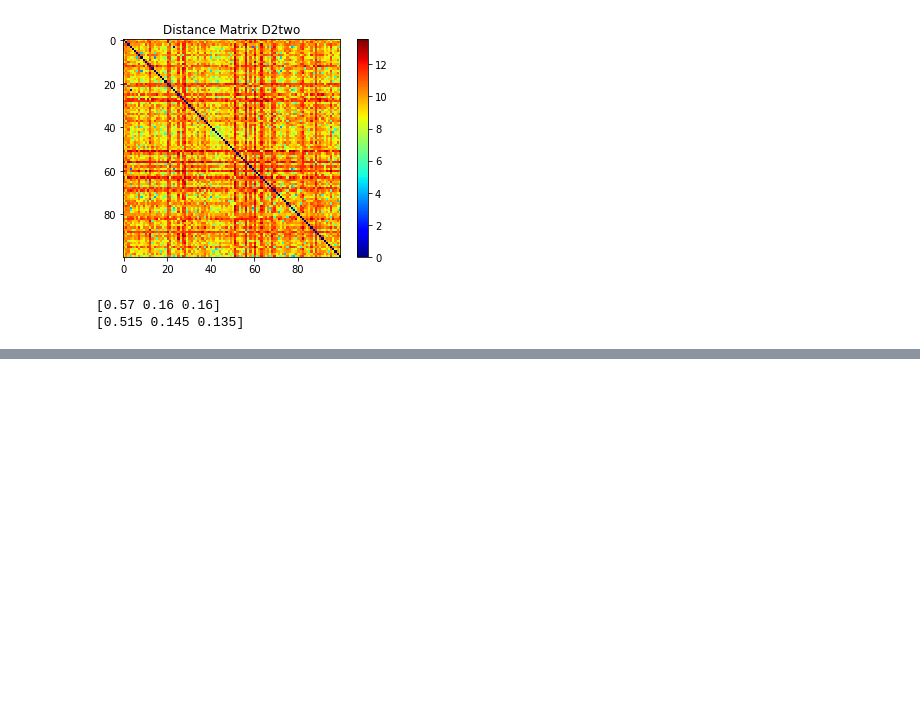
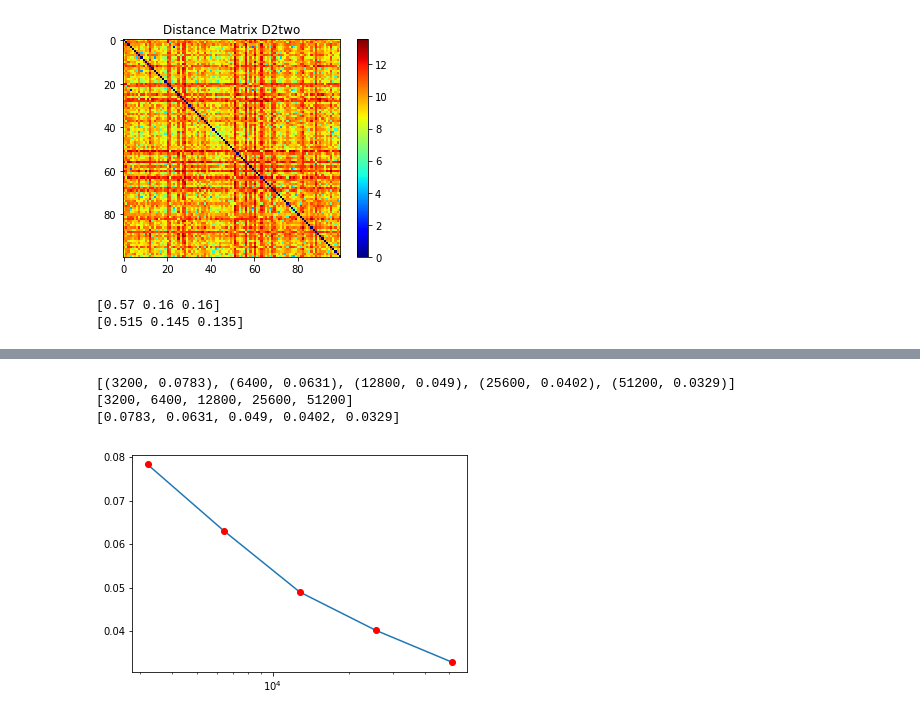
Before and after one commit to fgoliveira87/P1.4_seed, a Jupyter notebook: final_project/raw_solution.ipynb, the cells around one changed output, grey strips where cells are left out. Saved outputs shown, nothing was run; the diff lists cells and outputs as text; code cells hidden in the pictures; blank space fills up the shorter version.

```diff
--- a/final_project/raw_solution.ipynb
+++ b/final_project/raw_solution.ipynb
@@ -294,0 +324,20 @@ bt.query(X, k=2)
+# %%
+NNN=[3200, 6400, 12800, 25600, 51200]
+list_eff2=[efficency_of_test(n) for n in NNN]
+# %%
+print(list_eff2)
+x_eff2 = [l[0] for l in list_eff2]
+y_eff2 = [l[1] for l in list_eff2]
+print(x_eff2)
+print(y_eff2)
+
+#import matplotlib.pyplot as plt
+plot.xscale('log')
+plot.plot(x_eff2,y_eff2)
+plot.plot(x_eff2,y_eff2, 'or')
+plot.show()
+# %% [output]
+[(3200, 0.0783), (6400, 0.0631), (12800, 0.049), (25600, 0.0402), (51200, 0.0329)]
+[3200, 6400, 12800, 25600, 51200]
+[0.0783, 0.0631, 0.049, 0.0402, 0.0329]
+[figure, added]
```
Also changed, not shown: parts of 13 cells of this notebook.
